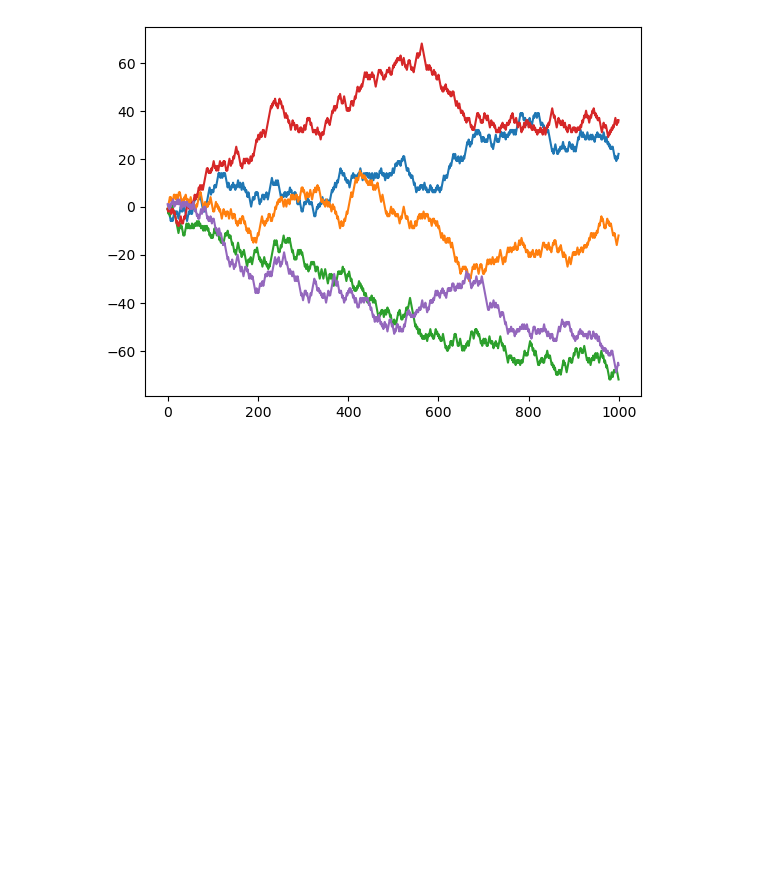
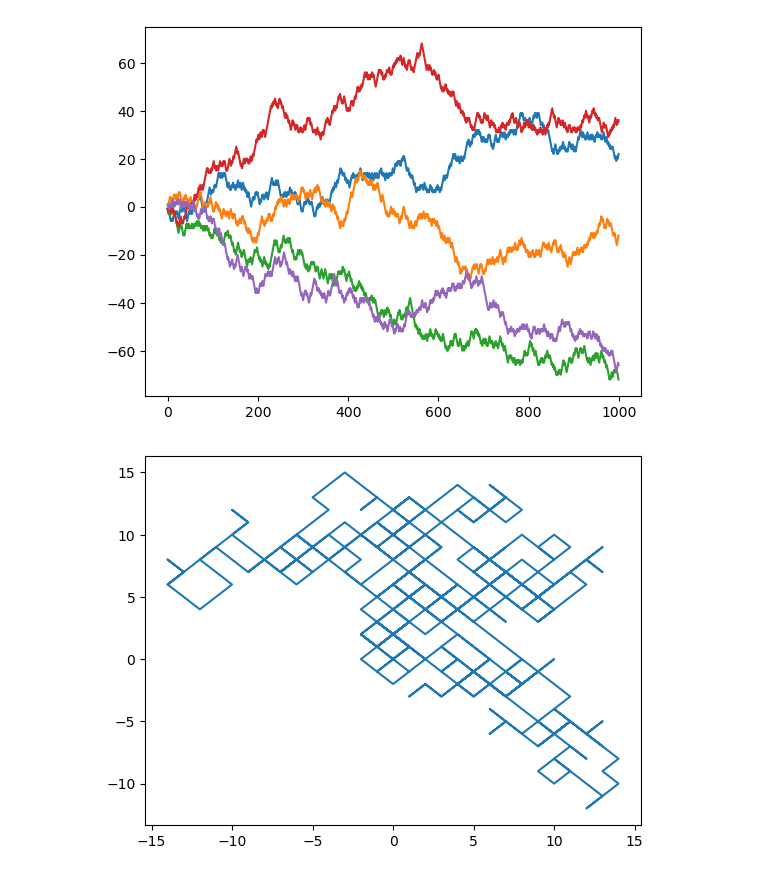
Before and after one commit to t-ozawa-free/Python-for-Data-Analysis, a Jupyter notebook: Python-for-data-analysis_4.ipynb, the cells around one changed output. Drawn from its saved outputs; the diff is of its cells as text; code cells hidden in the pictures; blank space fills up the shorter version.

```diff
--- a/Python-for-data-analysis_4.ipynb
+++ b/Python-for-data-analysis_4.ipynb
@@ -479,18 +478,20 @@ plt.show()
 # %%
 #課題：2次元ランダムウォークをシミュレートし、次の条件で可視化せよ。
 #ステップ数：500
 #各ステップでは、上下左右のいずれかに1マス進む（斜めなし）
 #結果を線でプロットし、スタート点とゴール点を別の色で表示
 
 %matplotlib inline
 
 import matplotlib.pyplot as plt
 import numpy as np
 
 nstep = 500
-step = np.random.choice([-1,1], size=1000)
+step = np.random.choice([-1,1], size=(nstep,2))
+posi = np.cumsum(step, axis=0)
 
-posi = np.cumsum(step)
+plt.plot(posi[:,0],posi[:,1])
 
-plt.plot(posi[:])
 plt.show()
+# %% [output]
+[figure, added]
```
Also changed, not shown: parts of 1 cell of this notebook.
